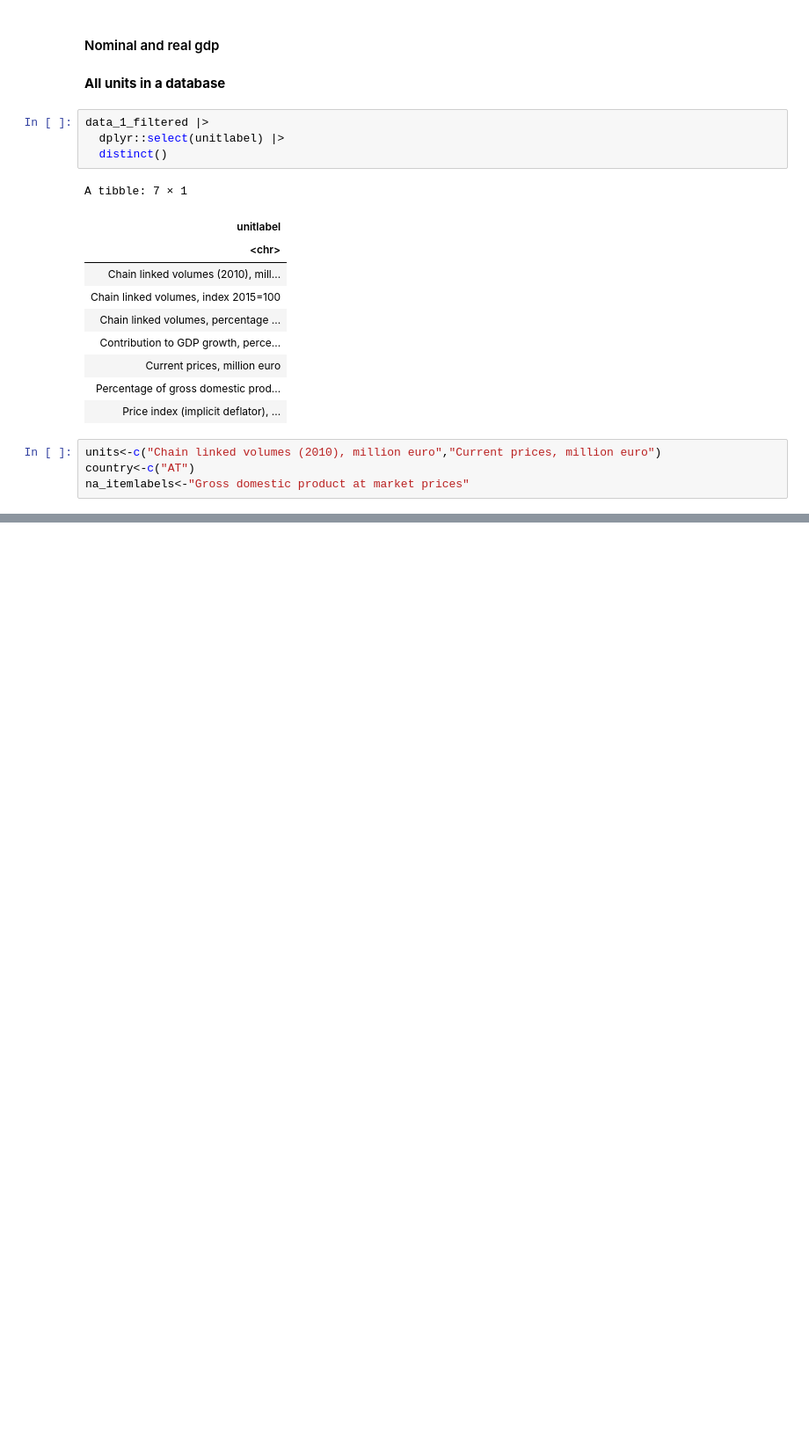
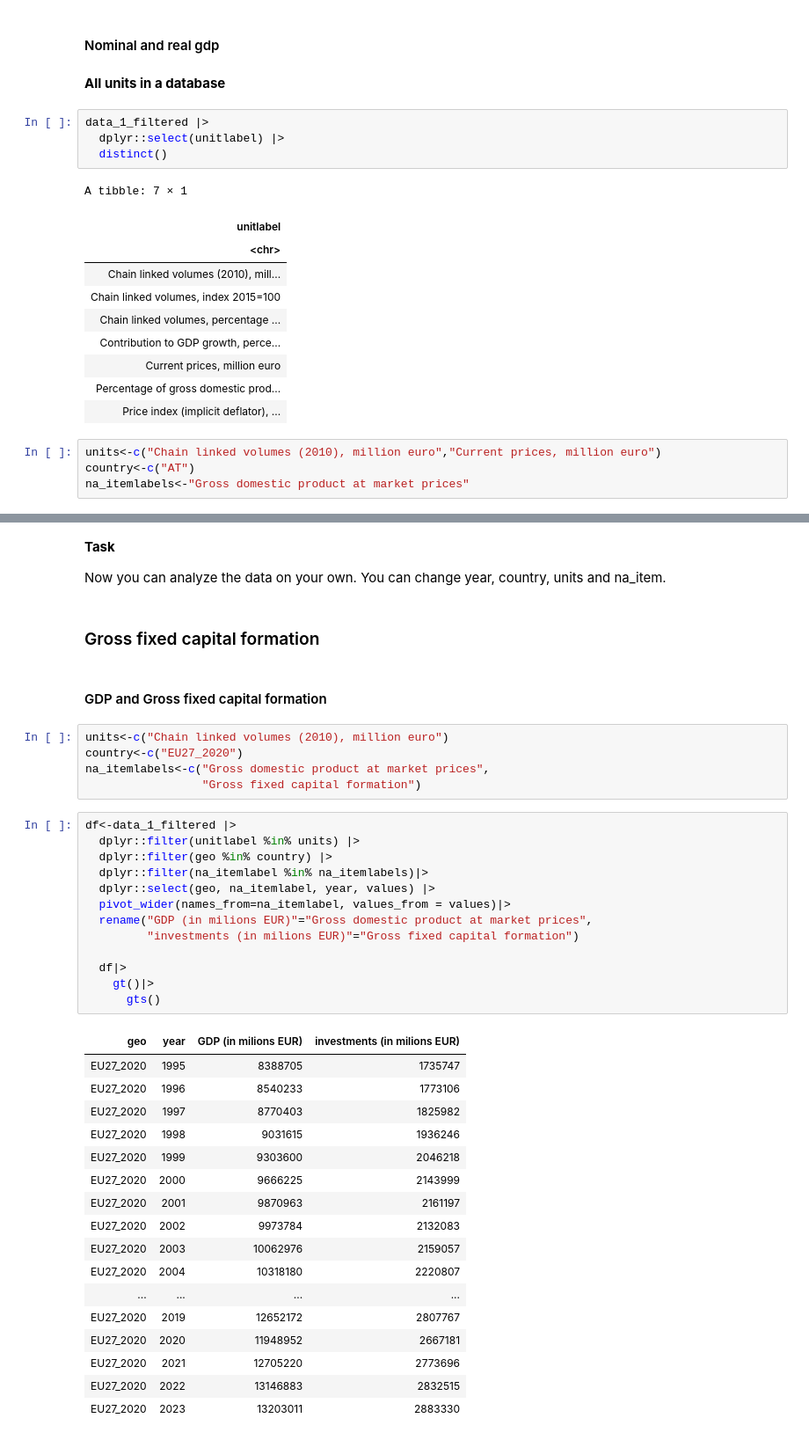
Before and after one commit to urosgodnov/BigData, a Jupyter notebook: ANALYSIS_OF_ECONOMIC_PERFORMANCE_OF_COUNTRIES_OVER_TIME.ipynb, the cells around one changed output, grey strips where cells are left out. Shown: that part at 88% size. Drawn from its saved outputs; the diff is of its cells as text; blank space fills up the shorter version.

```diff
--- a/ANALYSIS_OF_ECONOMIC_PERFORMANCE_OF_COUNTRIES_OVER_TIME.ipynb
+++ b/ANALYSIS_OF_ECONOMIC_PERFORMANCE_OF_COUNTRIES_OVER_TIME.ipynb
@@ -619,3 +611,47 @@ data_1_filtered |>
   theme(legend.position = "top")
 # %% [output]
 [figure]
+# %% [markdown]
+**Task**
+
+Now you can analyze the data on your own. You can change year, country, units and na_item.
+# %% [markdown]
+### Gross fixed capital formation
+# %% [markdown]
+#### GDP and Gross fixed capital formation
+# %%
+units<-c("Chain linked volumes (2010), million euro")
+country<-c("EU27_2020")
+na_itemlabels<-c("Gross domestic product at market prices",
+                 "Gross fixed capital formation")
+# %%
+df<-data_1_filtered |>
+  dplyr::filter(unitlabel %in% units) |>
+  dplyr::filter(geo %in% country) |>
+  dplyr::filter(na_itemlabel %in% na_itemlabels)|>
+  dplyr::select(geo, na_itemlabel, year, values) |>
+  pivot_wider(names_from=na_itemlabel, values_from = values)|>
+  rename("GDP (in milions EUR)"="Gross domestic product at market prices",
+         "investments (in milions EUR)"="Gross fixed capital formation")
+
+  df|>
+    gt()|>
+      gts()
+# %% [output]
+| geo | year | GDP (in milions EUR) | investments (in milions EUR) |
+| EU27_2020 | 1995 | 8388705 | 1735747 |
+| EU27_2020 | 1996 | 8540233 | 1773106 |
+| EU27_2020 | 1997 | 8770403 | 1825982 |
+| EU27_2020 | 1998 | 9031615 | 1936246 |
+| EU27_2020 | 1999 | 9303600 | 2046218 |
+| EU27_2020 | 2000 | 9666225 | 2143999 |
+| EU27_2020 | 2001 | 9870963 | 2161197 |
+| EU27_2020 | 2002 | 9973784 | 2132083 |
+| EU27_2020 | 2003 | 10062976 | 2159057 |
+| EU27_2020 | 2004 | 10318180 | 2220807 |
+| ... | ... | ... | ... |
+| EU27_2020 | 2019 | 12652172 | 2807767 |
+| EU27_2020 | 2020 | 11948952 | 2667181 |
+| EU27_2020 | 2021 | 12705220 | 2773696 |
+| EU27_2020 | 2022 | 13146883 | 2832515 |
+| EU27_2020 | 2023 | 13203011 | 2883330 |
```
Also changed, not shown: parts of 10 cells of this notebook.
